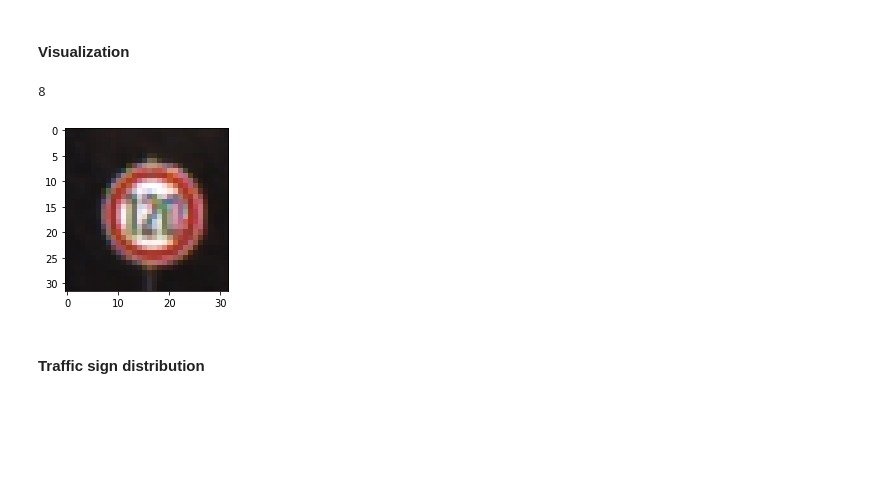
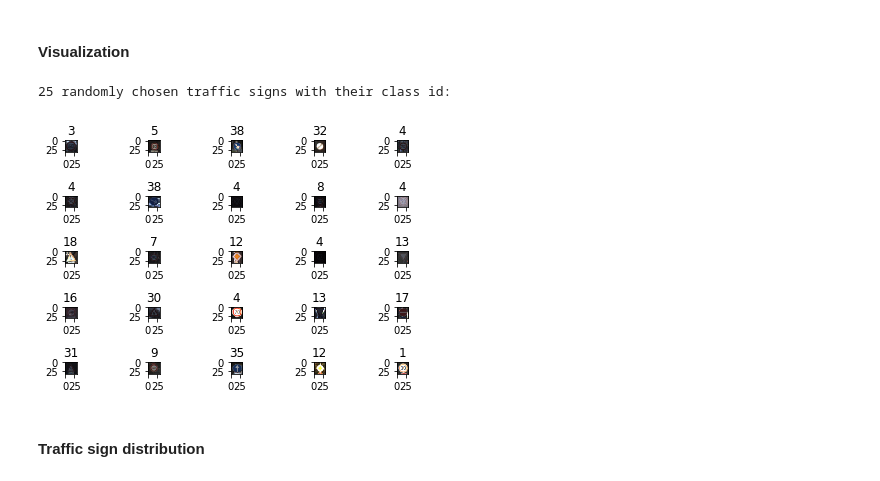
Before and after one commit to urs-waldmann/CarND-Traffic-Sign-Classifier-Project, a Jupyter notebook: Traffic_Sign_Classifier.ipynb, the cells around one changed output. Cells and saved outputs as stored; diff of their text form; code cells hidden in the pictures; blank space fills up the shorter version.

Commit message:
Start new implementation of function for image output.

```diff
--- a/Traffic_Sign_Classifier.ipynb
+++ b/Traffic_Sign_Classifier.ipynb
@@ -129,15 +129,36 @@ The [Matplotlib](http://matplotlib.org/) [examples](http://matplotlib.org/exampl
 #### Visualization
 # %%
 # Plot randomly chosen traffic sign from training data with its class id.
-index = random.randint(0, n_train)
-image = X_train[index].squeeze()
 
-plt.figure(figsize=(3,3))
-plt.imshow(image)
-print(y_train[index])
+####################
+# OLD IMPLEMENTATION
+####################
+#index = random.randint(0, n_train)
+#image = X_train[index].squeeze()
+
+#plt.figure(figsize=(3,3))
+#plt.imshow(image)
+#print(y_train[index])
+
+########################
+# CURRENT IMPLEMENTATION
+########################
+def output_images(X_data, y_data):
+    grid = gridspec.GridSpec(5, 5)
+    for i in range(25):
+        index = random.randint(0, n_train)
+        image = X_data[index].squeeze()
+        plot = plt.subplot(grid[i])
+        plot.set_title(y_train[index])
+        final_plot = plot.imshow(image, aspect = 'equal')
+    plt.tight_layout()
+    return final_plot
+
+print('25 randomly chosen traffic signs with their class id:')
+plt.show(output_images(X_train, y_train))
 # %% [output]
-8
+25 randomly chosen traffic signs with their class id:
-[figure, old version]
+[figure, new version]
 # %% [markdown]
 #### Traffic sign distribution
 # %%
```
Also changed, not shown: parts of 6 cells of this notebook.
